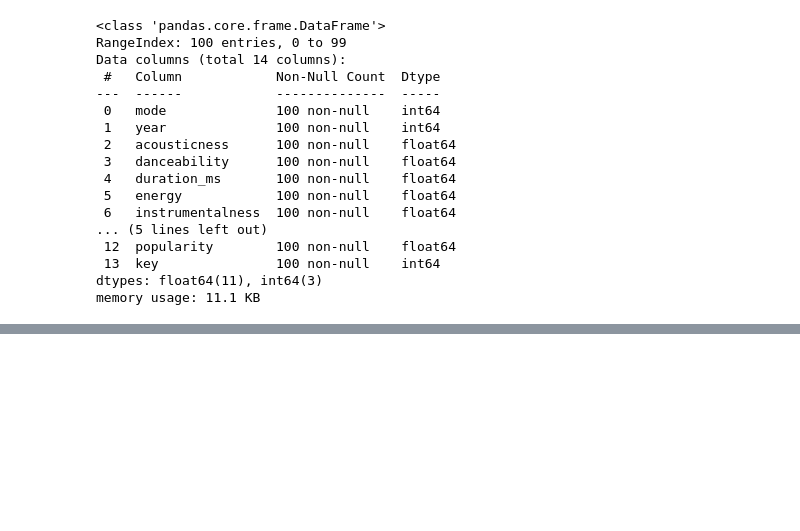
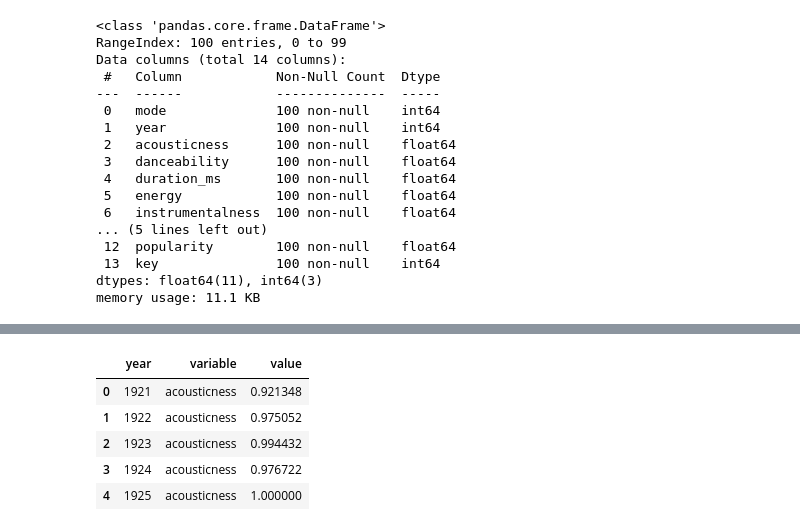
Before and after one commit to IzkSensei/Data-Visualization, a Jupyter notebook: Spotify Visualization.ipynb, the cells around one changed output, grey strips where cells are left out. Cells and saved outputs as stored; diff of their text form; code cells hidden in the pictures; blank space fills up the shorter version.

```diff
--- a/Spotify Visualization.ipynb
+++ b/Spotify Visualization.ipynb
@@ -145,0 +179,26 @@ plt.legend(lines)
+# %%
+scaled_year=data.copy()
+scaled_year['acousticness'] = scaled_year['acousticness'] / scaled_year['acousticness'].max()
+scaled_year['danceability'] = scaled_year['danceability'] / scaled_year['danceability'].max()
+scaled_year['duration_ms'] = scaled_year['duration_ms'] / scaled_year['duration_ms'].max()
+scaled_year['energy'] = scaled_year['energy'] / scaled_year['energy'].max()
+scaled_year['instrumentalness'] = scaled_year['instrumentalness'] / scaled_year['instrumentalness'].max()
+scaled_year['liveness'] = scaled_year['liveness'] / scaled_year['liveness'].max()
+scaled_year['speechiness'] = scaled_year['speechiness'] / scaled_year['speechiness'].max()
+scaled_year['tempo'] = scaled_year['tempo'] / scaled_year['tempo'].max()
+scaled_year['valence'] = scaled_year['valence'] / scaled_year['valence'].max()
+scaled_year['popularity'] = scaled_year['popularity'] / scaled_year['popularity'].max()
+scaled_year['loudness'] = scaled_year['loudness'] / scaled_year['loudness'].min()
+scaled_year['year'] = scaled_year['year'].astype(str)
+# %%
+scaled_year.drop(["key","mode"],axis=1,inplace=True)
+scaled_year = scaled_year.melt("year")
+# %%
+scaled_year.head()
+# %% [output]
+|  | year | variable | value |
+| 0 | 1921 | acousticness | 0.921348 |
+| 1 | 1922 | acousticness | 0.975052 |
+| 2 | 1923 | acousticness | 0.994432 |
+| 3 | 1924 | acousticness | 0.976722 |
+| 4 | 1925 | acousticness | 1.000000 |
```
Also changed, not shown: parts of 14 cells of this notebook.
